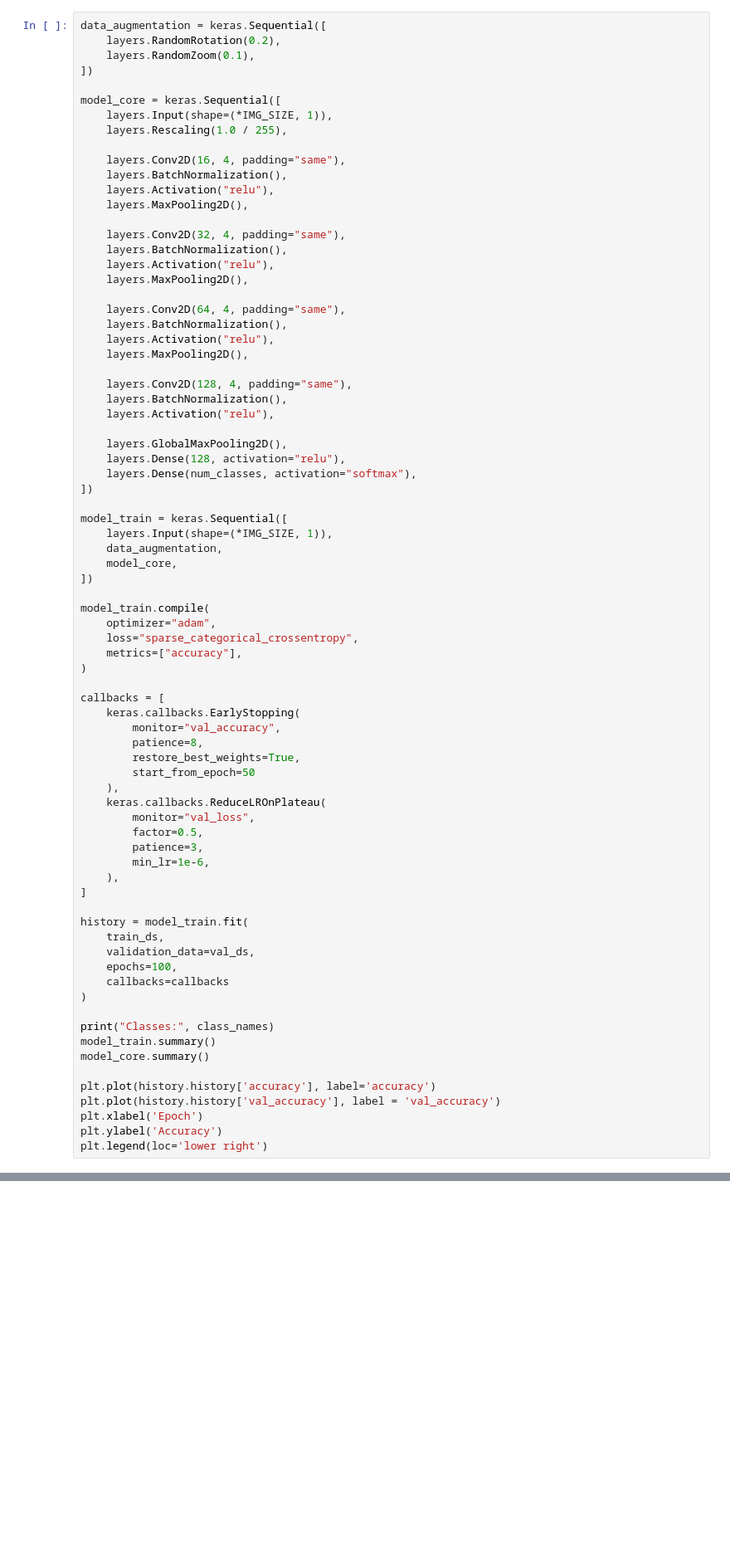
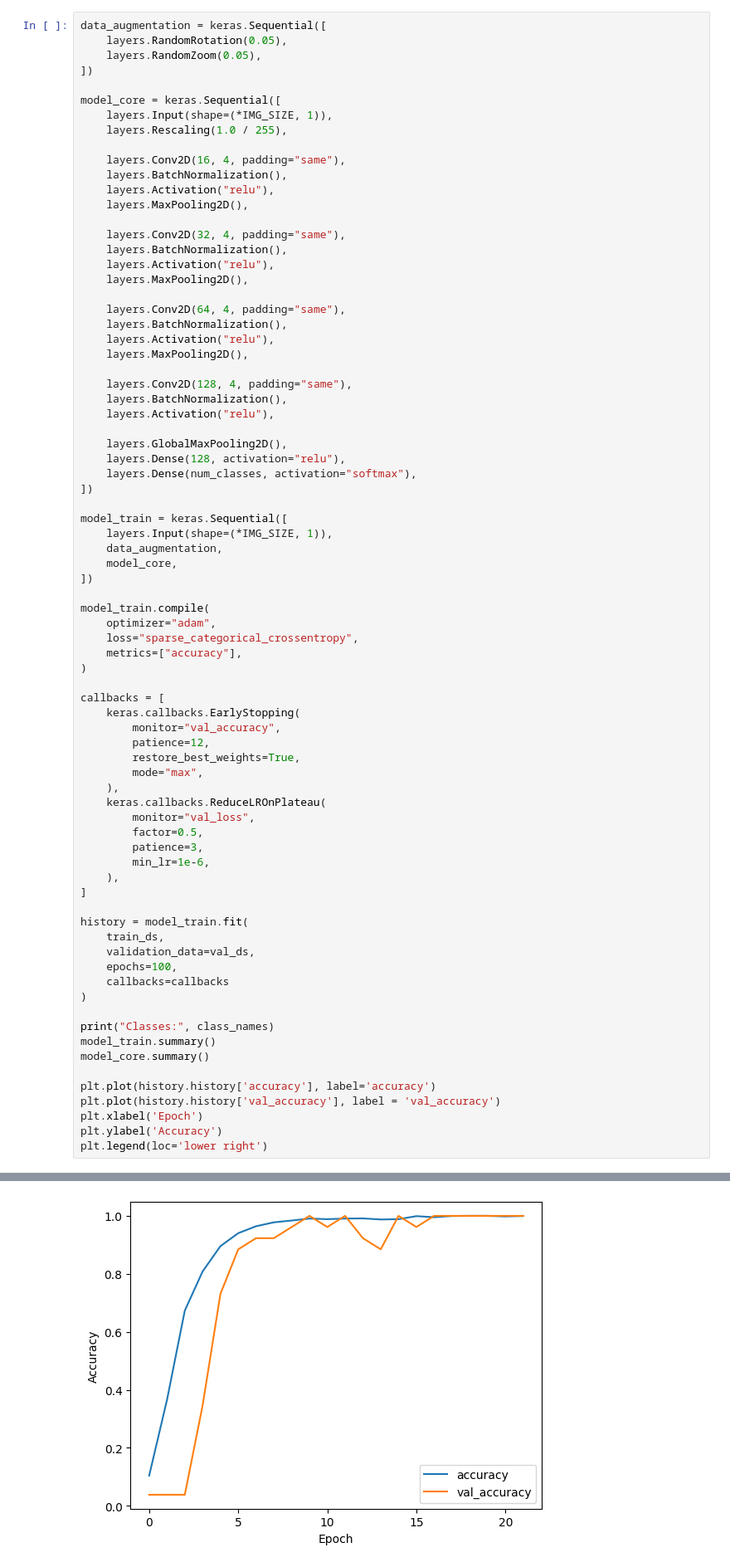
Before and after one commit to BaasS96/luisterschelp, a Jupyter notebook: model_trainer/train.ipynb, the cells around one changed output, grey strips where cells are left out. Shown at 83% size. Drawn from its saved outputs; the diff is of its cells as text; blank space fills up the shorter version.

```diff
--- a/model_trainer/train.ipynb
+++ b/model_trainer/train.ipynb
@@ -94,7 +258,7 @@ tf.Tensor(
 # %%
 data_augmentation = keras.Sequential([
-    layers.RandomRotation(0.2),
-    layers.RandomZoom(0.1),
+    layers.RandomRotation(0.05),
+    layers.RandomZoom(0.05),
 ])
 
 model_core = keras.Sequential([
@@ -140,9 +304,9 @@ model_train.compile(
 callbacks = [
     keras.callbacks.EarlyStopping(
         monitor="val_accuracy",
-        patience=8,
+        patience=12,
         restore_best_weights=True,
-        start_from_epoch=50
+        mode="max",
     ),
     keras.callbacks.ReduceLROnPlateau(
         monitor="val_loss",
@@ -222,0 +387 @@ Model: "sequential_1"
+[figure, added]
```
Also changed, not shown: parts of 14 cells of this notebook, 24 other files.
